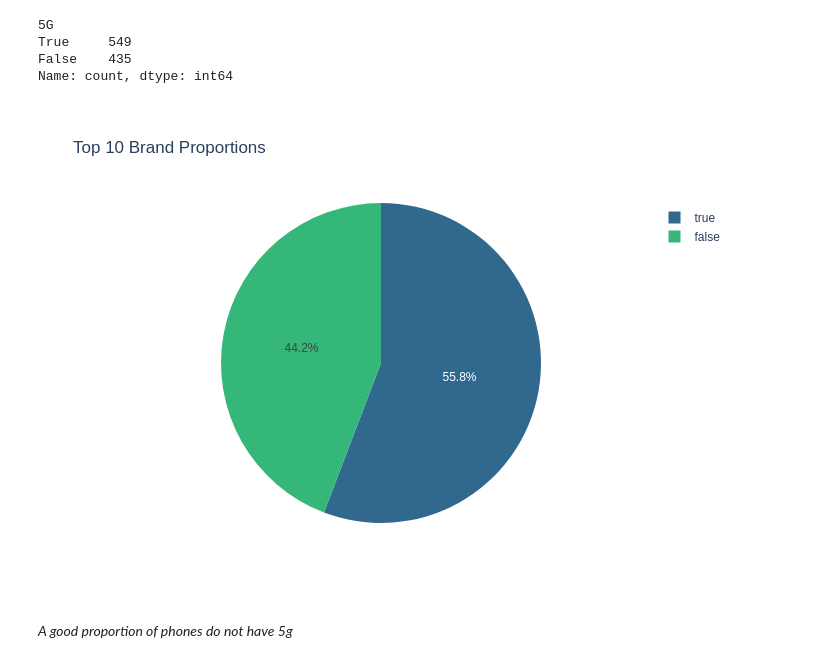
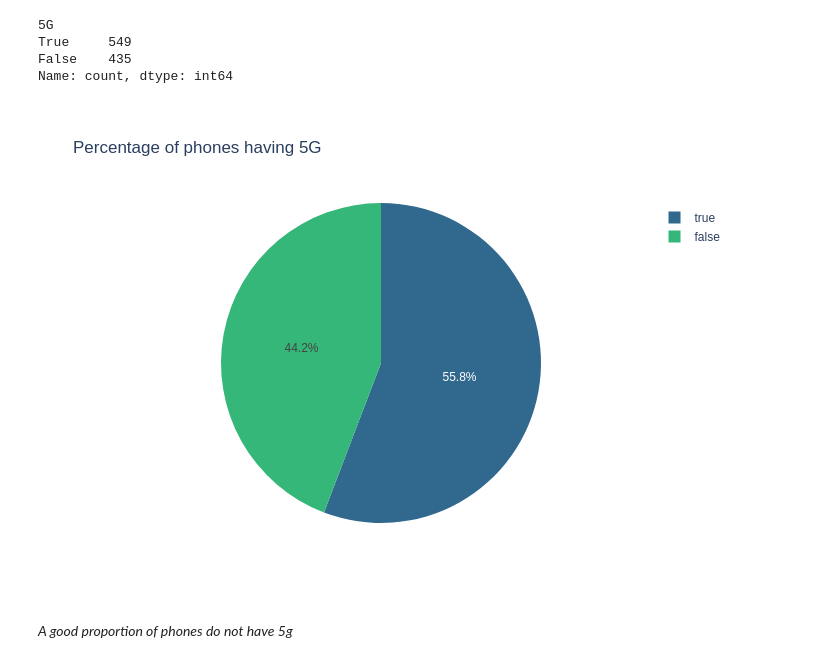
Before and after one commit to NityaVerma19/Data-Cleaning-Smartphone-Dataset, a Jupyter notebook: data-cleaning.ipynb, the cells around one changed output. Drawn from its saved outputs; the diff is of its cells as text; code cells hidden in the pictures.

```diff
--- a/data-cleaning.ipynb
+++ b/data-cleaning.ipynb
@@ -1056,21 +1056,21 @@ Name: count, dtype: int64
 # %%
 #Pie chart to understand the proportion
 
 has_5g = df1['5G'].value_counts().reset_index()   #reset_index will convert it into a df
 
 # Rename the columns for clarity
 palette = sns.color_palette("viridis", n_colors=len(has_5g))
 plotly_colors = [mcolors.rgb2hex(color) for color in palette]   # colors generated by Seaborn are converted to hex format using Matplotlib's rgb2hex function.
 
-fig = px.pie(has_5g, values='count', names='5G', title='Top 10 Brand Proportions')
+fig = px.pie(has_5g, values='count', names='5G', title='Percentage of phones having 5G')
 
 # Update the colors of each slice
 fig.update_traces(marker=dict(colors=plotly_colors))
 
 # Show the plot
 fig.show("png")
 # %% [output]
-[figure, old version]
+[figure, new version]
 # %% [markdown]
 *A good proportion of phones do not have 5g*
 # %% [markdown]
```
Also changed, not shown: parts of 8 cells of this notebook.
